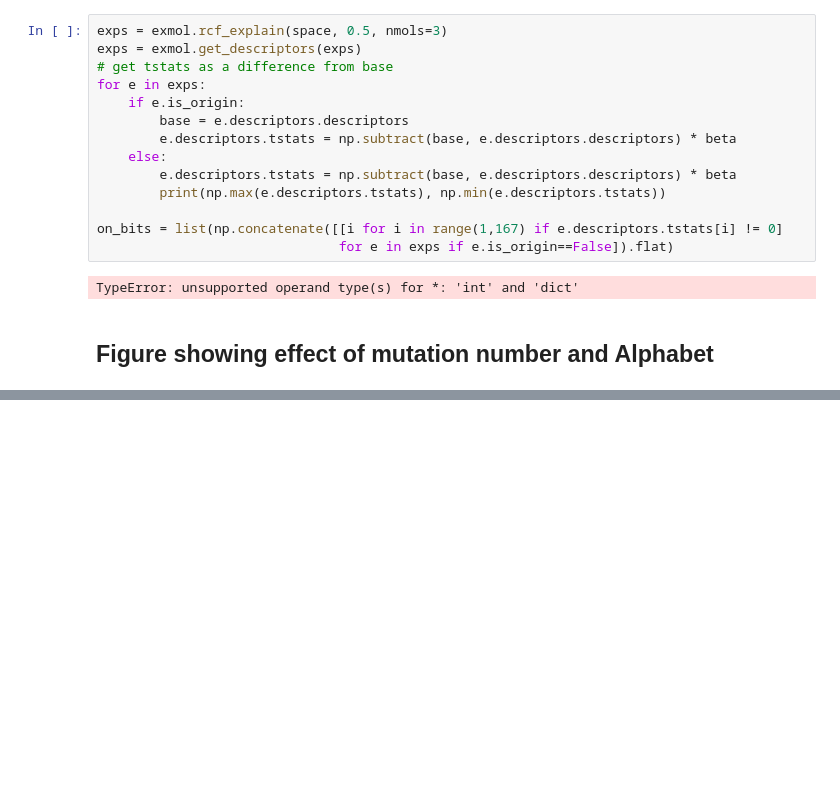
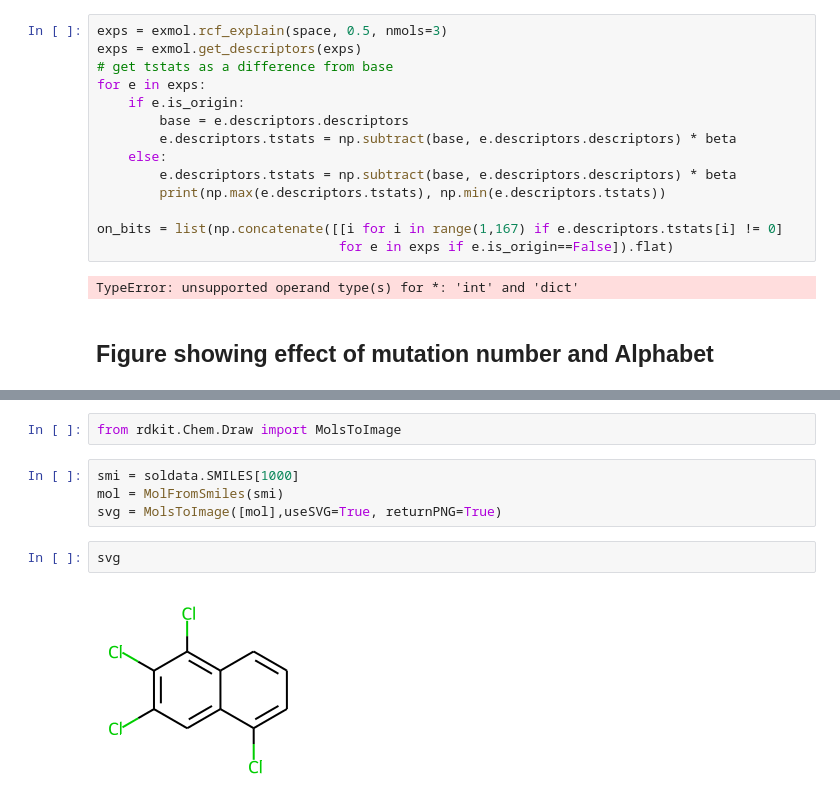
Before and after one commit to ur-whitelab/exmol, a Jupyter notebook: LIME/Solubility-RNN.ipynb, the cells around one changed output, grey strips where cells are left out. Cells and saved outputs as stored; diff of their text form; blank space fills up the shorter version.

```diff
--- a/LIME/Solubility-RNN.ipynb
+++ b/LIME/Solubility-RNN.ipynb
@@ -472,0 +562,10 @@ plt.savefig('basic_2.png', dpi=300, bbox_inches='tight')
+# %%
+from rdkit.Chem.Draw import MolsToImage
+# %%
+smi = soldata.SMILES[1000]
+mol = MolFromSmiles(smi)
+svg = MolsToImage([mol],useSVG=True, returnPNG=True)
+# %%
+svg
+# %% [output]
+[figure, added]
```
Also changed, not shown: parts of 15 cells of this notebook, 1 other file.
